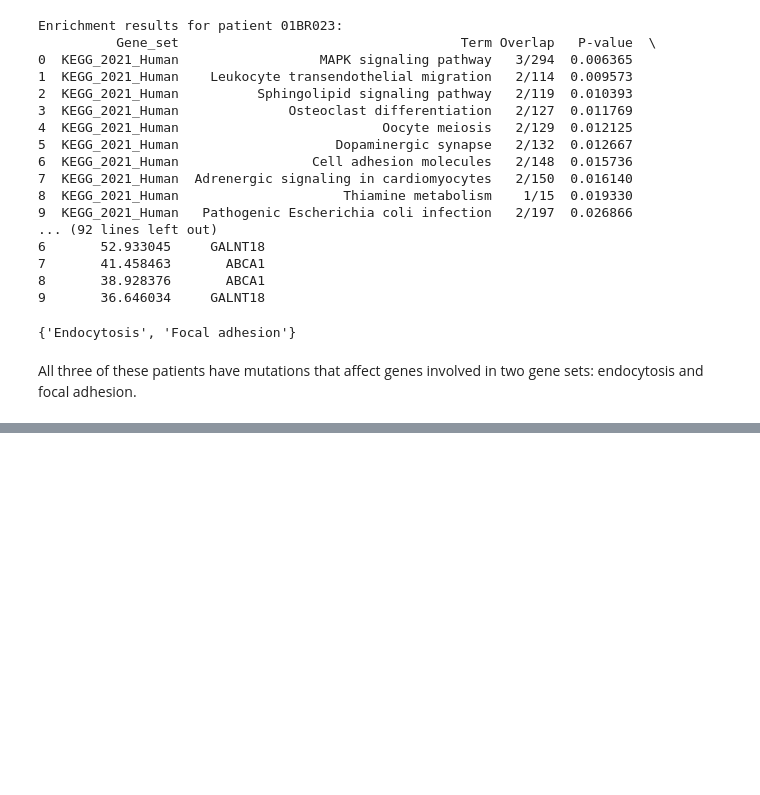
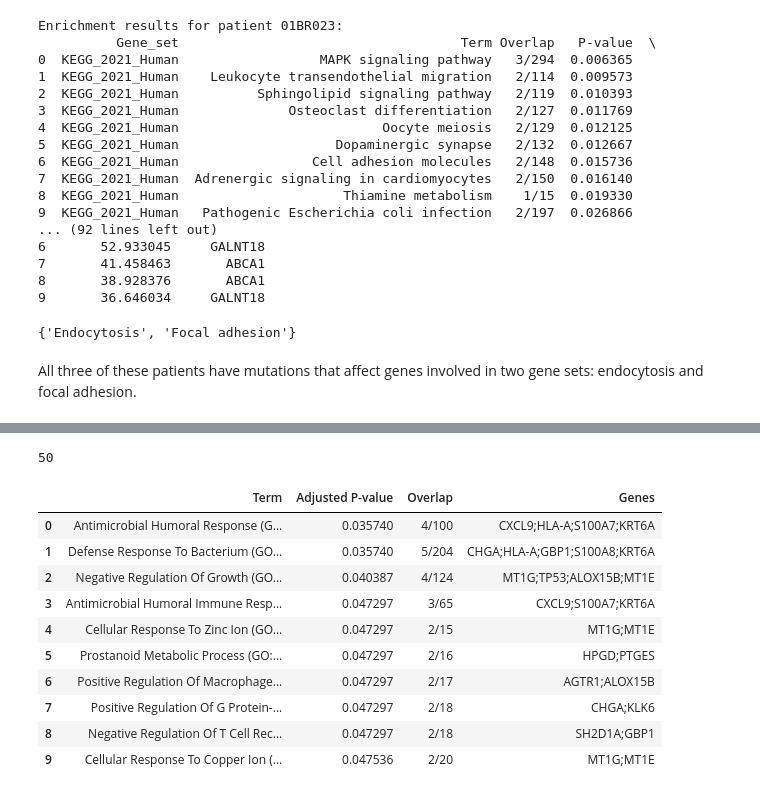
Before and after one commit to abbymuir47/bio362_finalproject, a Jupyter notebook: dendro_group_analysis.ipynb, the cells around one changed output, grey strips where cells are left out. Drawn from its saved outputs; the diff is of its cells as text; code cells hidden in the pictures; blank space fills up the shorter version.

```diff
--- a/dendro_group_analysis.ipynb
+++ b/dendro_group_analysis.ipynb
@@ -153,0 +156,6 @@ All three of these patients have mutations that affect genes involved in two gen
+# %%
+# Analyze protein expression for patients of interest (and filter out columns with na values)
+
+proteins_of_interest = normal_prot.loc[patients_of_interest]
+proteins_of_interest = proteins_of_interest.dropna(axis=1)
+proteins_of_interest.head()
@@ -153,0 +170,30 @@ All three of these patients have mutations that affect genes involved in two gen
+# %%
+# Get proteins where all patient values are extreme
+
+extreme_proteins = proteins_of_interest.columns[(abs(proteins_of_interest) > 1.5).all(axis=0)]
+len(extreme_proteins)
+# %% [output]
+50
+# %%
+protein_list = extreme_proteins.get_level_values(0).tolist()
+
+enr_proteins = gp.enrichr(
+    gene_list=protein_list,
+    gene_sets=["KEGG_2021_Human", "GO_Biological_Process_2023"],
+    outdir=None
+)
+
+significant = enr_proteins.results[enr_proteins.results['Adjusted P-value'] < 0.05]
+significant[['Term', 'Adjusted P-value', 'Overlap', 'Genes']].head(10)
+# %% [output]
+|  | Term | Adjusted P-value | Overlap | Genes |
+| 0 | Antimicrobial Humoral Response (G... | 0.035740 | 4/100 | CXCL9;HLA-A;S100A7;KRT6A |
+| 1 | Defense Response To Bacterium (GO... | 0.035740 | 5/204 | CHGA;HLA-A;GBP1;S100A8;KRT6A |
+| 2 | Negative Regulation Of Growth (GO... | 0.040387 | 4/124 | MT1G;TP53;ALOX15B;MT1E |
+| 3 | Antimicrobial Humoral Immune Resp... | 0.047297 | 3/65 | CXCL9;S100A7;KRT6A |
+| 4 | Cellular Response To Zinc Ion (GO... | 0.047297 | 2/15 | MT1G;MT1E |
+| 5 | Prostanoid Metabolic Process (GO:... | 0.047297 | 2/16 | HPGD;PTGES |
+| 6 | Positive Regulation Of Macrophage... | 0.047297 | 2/17 | AGTR1;ALOX15B |
+| 7 | Positive Regulation Of G Protein-... | 0.047297 | 2/18 | CHGA;KLK6 |
+| 8 | Negative Regulation Of T Cell Rec... | 0.047297 | 2/18 | SH2D1A;GBP1 |
+| 9 | Cellular Response To Copper Ion (... | 0.047536 | 2/20 | MT1G;MT1E |
```
Also changed, not shown: parts of 11 cells of this notebook, 1 other file.
